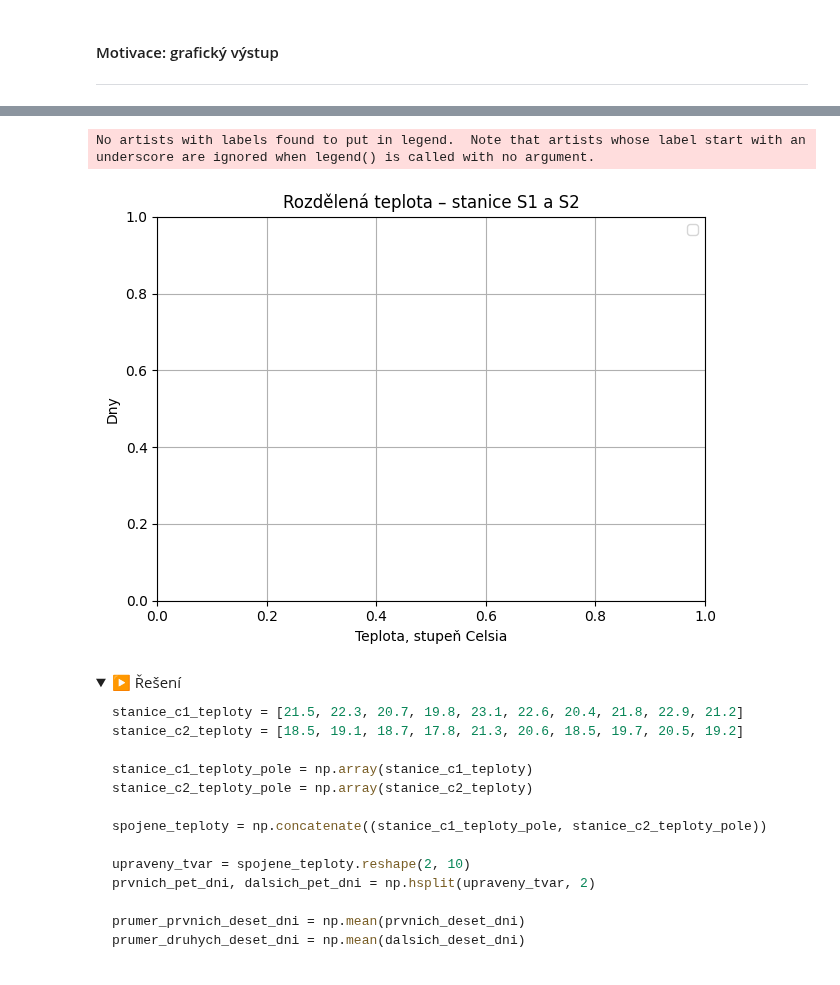
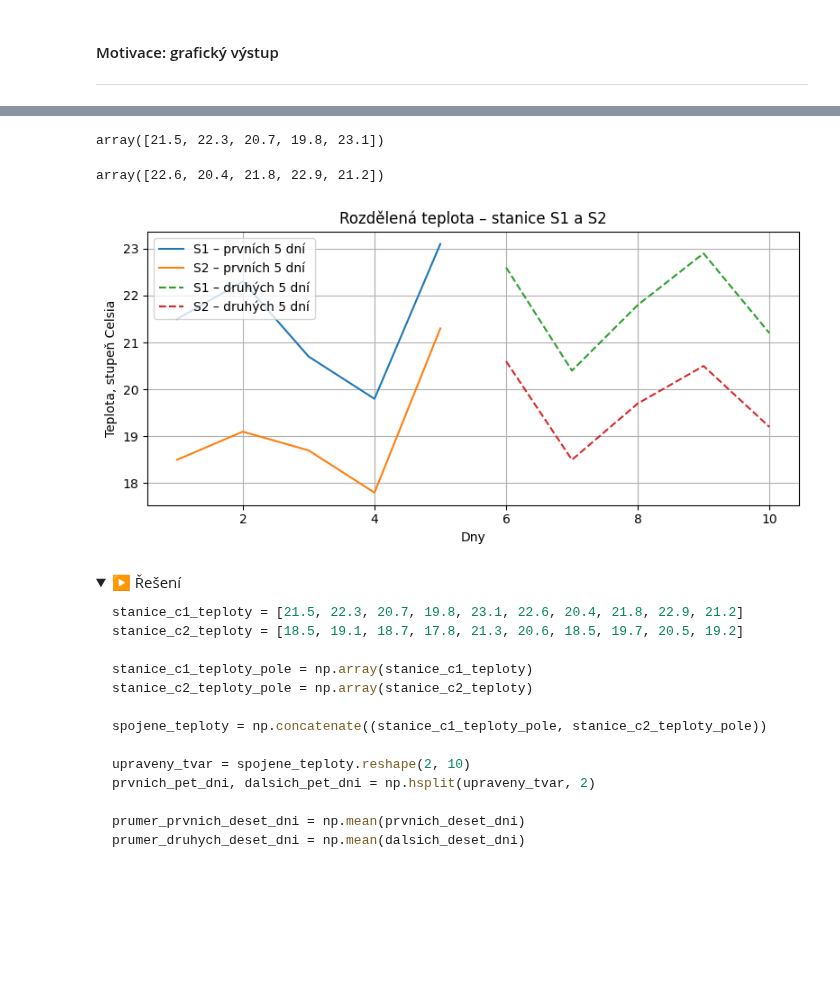
Before and after one commit to Bralor/python-data-2024, a Jupyter notebook: shared/notebooks/lesson06_eop.ipynb, the cells around one changed output, grey strips where cells are left out. Drawn from its saved outputs; the diff is of its cells as text; code cells hidden in the pictures; folded sections open; blank space fills up the shorter version.

```diff
--- a/shared/notebooks/lesson06_eop.ipynb
+++ b/shared/notebooks/lesson06_eop.ipynb
@@ -1255,14 +1494,32 @@ plt.plot(range(5, 10), b[1], '--', label='S2 – druhých 5 dní')
-# %%
-plt.title("Rozdělená teplota – stanice S1 a S2")
-plt.xlabel("Teplota, stupeň Celsia")
-plt.ylabel("Dny")
-plt.legend()
-plt.grid(True)
-plt.tight_layout()
-plt.show()
-# %% [output]
-No artists with labels found to put in legend.  Note that artists whose label start with an underscore are ignored when legend() is called with no argument.
-[figure, removed]
+# %%
+a[0] # S1
+# %% [output]
+array([21.5, 22.3, 20.7, 19.8, 23.1])
+# %%
+b[0]  # S1
+# %% [output]
+array([22.6, 20.4, 21.8, 22.9, 21.2])
+# %%
+# Vykreslení
+plt.figure(figsize=(8, 4))
+
+# Část A
+plt.plot(range(1, 6), a[0], label='S1 – prvních 5 dní')
+plt.plot(range(1, 6), a[1], label='S2 – prvních 5 dní')
+
+# Část B
+plt.plot(range(6, 11), b[0], '--', label='S1 – druhých 5 dní')
+plt.plot(range(6, 11), b[1], '--', label='S2 – druhých 5 dní')
+
+plt.title("Rozdělená teplota – stanice S1 a S2")
+plt.xlabel("Dny")
+plt.ylabel("Teplota, stupeň Celsia")
+plt.legend()
+plt.grid(True)
+plt.tight_layout()
+plt.show()
+# %% [output]
+[figure, added]
 # %% [markdown]
 <details>
     <summary>▶️ Řešení</summary>
```
Also changed, not shown: parts of 147 cells of this notebook.
